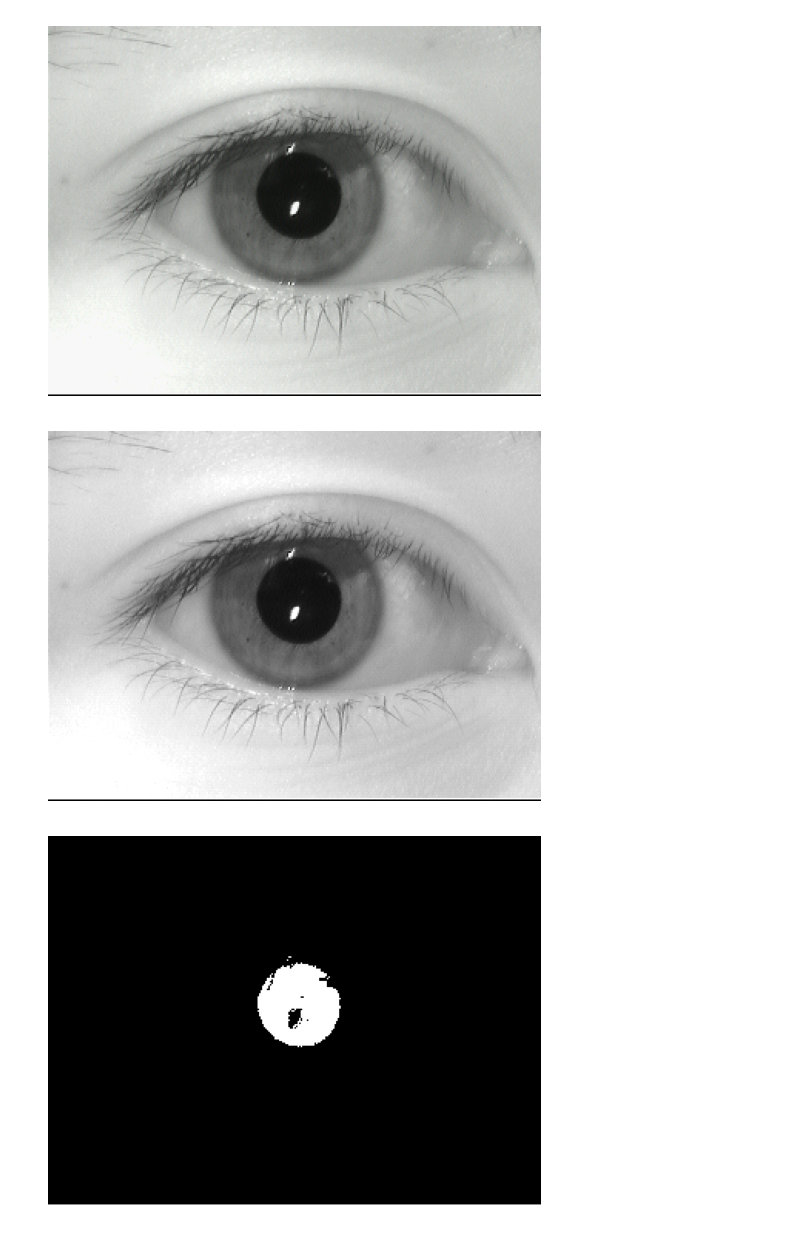
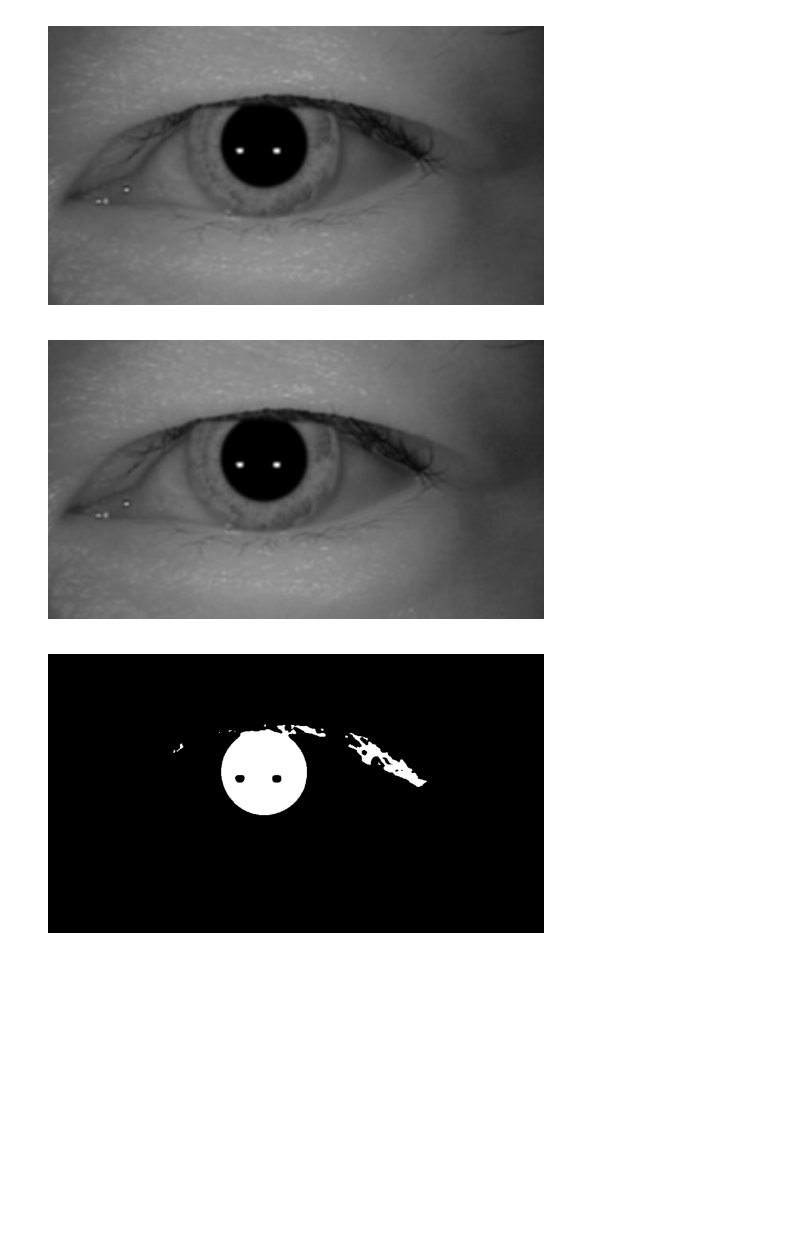
Before and after one commit to Iwaniukooo11/Biometric-Iris-Recognition, a Jupyter notebook: initial_test.ipynb, the cells around one changed output. Cells and saved outputs as stored; diff of their text form; code cells hidden in the pictures; blank space fills up the shorter version.

```diff
--- a/initial_test.ipynb
+++ b/initial_test.ipynb
@@ -3,20 +3,26 @@ import cv2
 import numpy as np
 import matplotlib.pyplot as plt
 # %%
-path = 'img/zulaikahr2.bmp'
+# path = 'img/zulaikahr2.bmp'
 # # path = 'IMG_026_L_4.jpg'
 # path='img/chuj.png'
+# path='data/006/S6006S04.jpg'
+# path='data/005/S6005S01.jpg'
+# path='data/022/S6022S01.jpg'
+# path='img/img2.png'
+path='img/img13.png'
+
 # path='img/menel.jpg'
 
 # path = 'zulaikahr2.bmp'
 img = cv2.imread(path)
 img_original= img.copy()
 img = cv2.cvtColor(img, cv2.COLOR_BGR2RGB)
 plt.imshow(img)
 plt.axis('off')
 plt.show()
 # %% [output]
-[figure, old version]
+[figure, new version]
 # %%
 # Covert to grayscale
 gray = cv2.cvtColor(img, cv2.COLOR_BGR2GRAY)
@@ -24,7 +30,7 @@ plt.imshow(gray, cmap='gray')
 plt.axis('off')
 plt.show()
 # %% [output]
-[figure, old version]
+[figure, new version]
 # %%
 # Binarize to find the pupil
 _, binary = cv2.threshold(gray, 30, 255, cv2.THRESH_BINARY_INV)
@@ -32,7 +38,7 @@ plt.imshow(binary, cmap='gray')
 plt.axis('off')
 plt.show()
 # %% [output]
-[figure, old version]
+[figure, new version]
 # %%
 #Closing
 kernel = np.ones((5,5), np.uint8)
```
Also changed, not shown: parts of 15 cells of this notebook, 4 other files.
